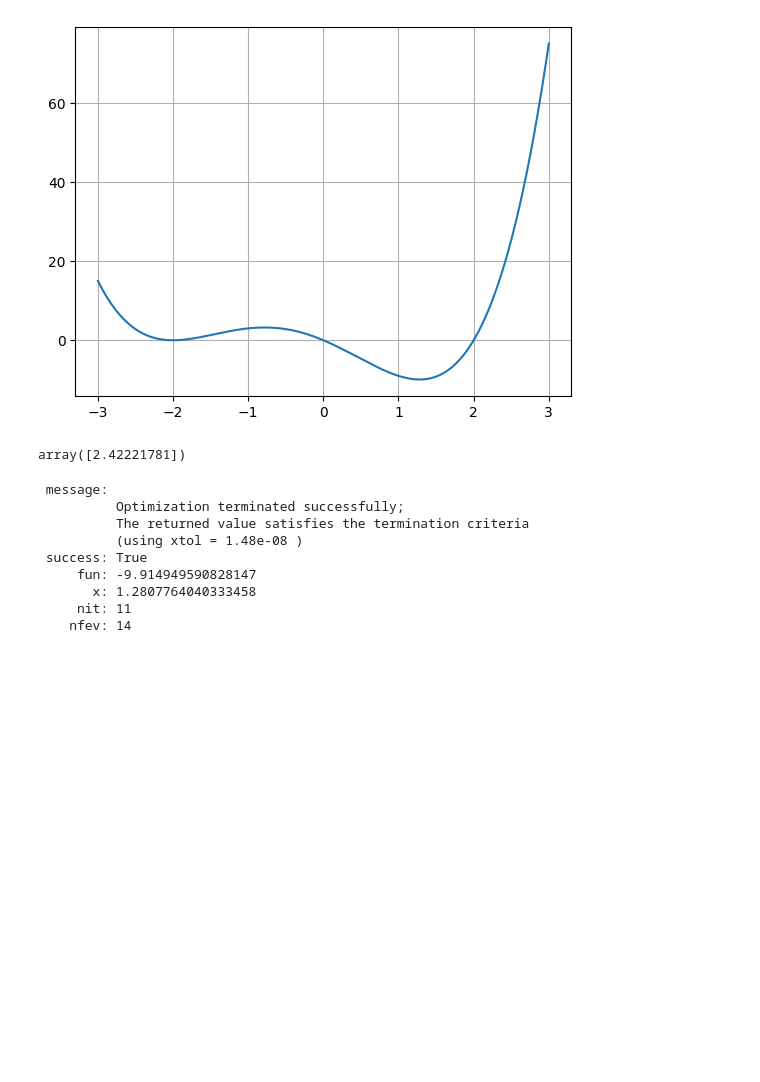
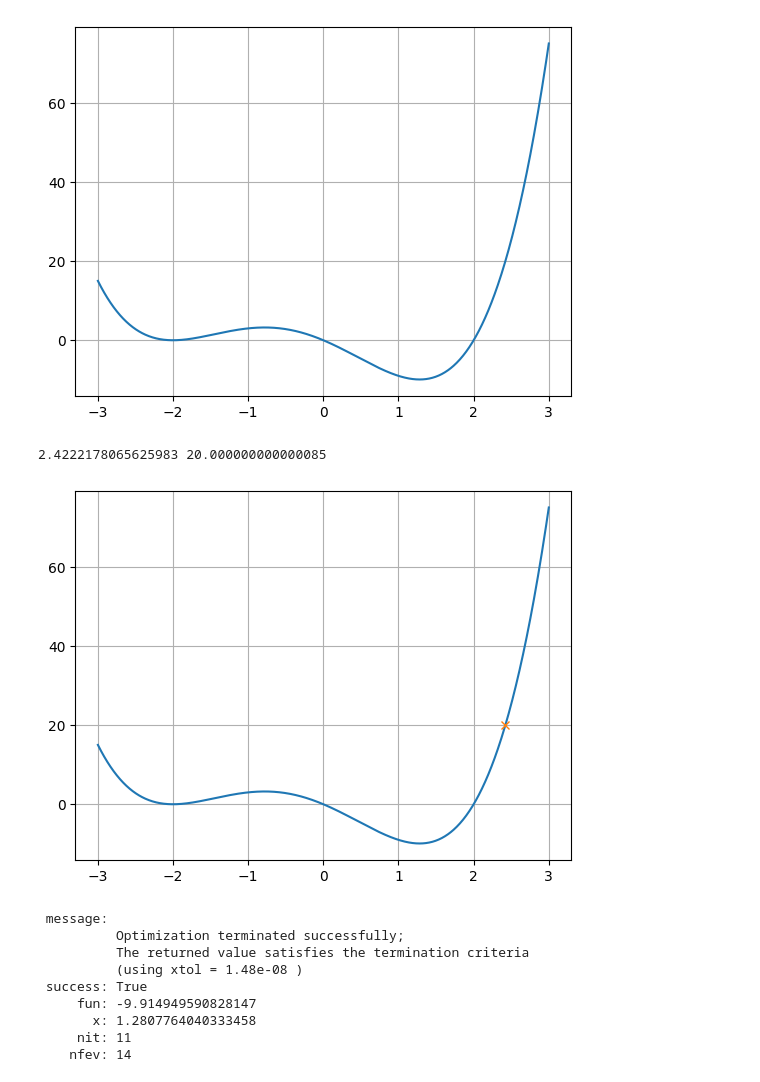
Before and after one commit to erelsgl-at-ariel/research-5784, a Jupyter notebook: 03-python-numstack/code/4-scipy.ipynb, the cells around one changed output. Saved outputs shown, nothing was run; the diff lists cells and outputs as text; code cells hidden in the pictures; blank space fills up the shorter version.

```diff
--- a/03-python-numstack/code/4-scipy.ipynb
+++ b/03-python-numstack/code/4-scipy.ipynb
@@ -24,9 +24,15 @@ plt.plot(x, f(x));
 [figure]
 # %%
 from scipy.optimize import fsolve
-fsolve(lambda x: f(x)-20, x0=2.0)  # find x such that f(x)-20=0. Initial guess: x0
+sol = fsolve(lambda x: f(x)-20, x0=2.0)  # find x such that f(x)-20=0. Initial guess: x0
+x0=sol[0]
+print(x0, f(x0))
+plt.grid()
+plt.plot(x, f(x));
+plt.plot(x0, f(x0), 'x');
 # %% [output]
-array([2.42221781])
+2.4222178065625983 20.000000000000085
+[figure, added]
 # %%
 from scipy.optimize import minimize_scalar
 print(minimize_scalar(f))
```
Also changed, not shown: parts of 2 cells of this notebook, 4 other files.
